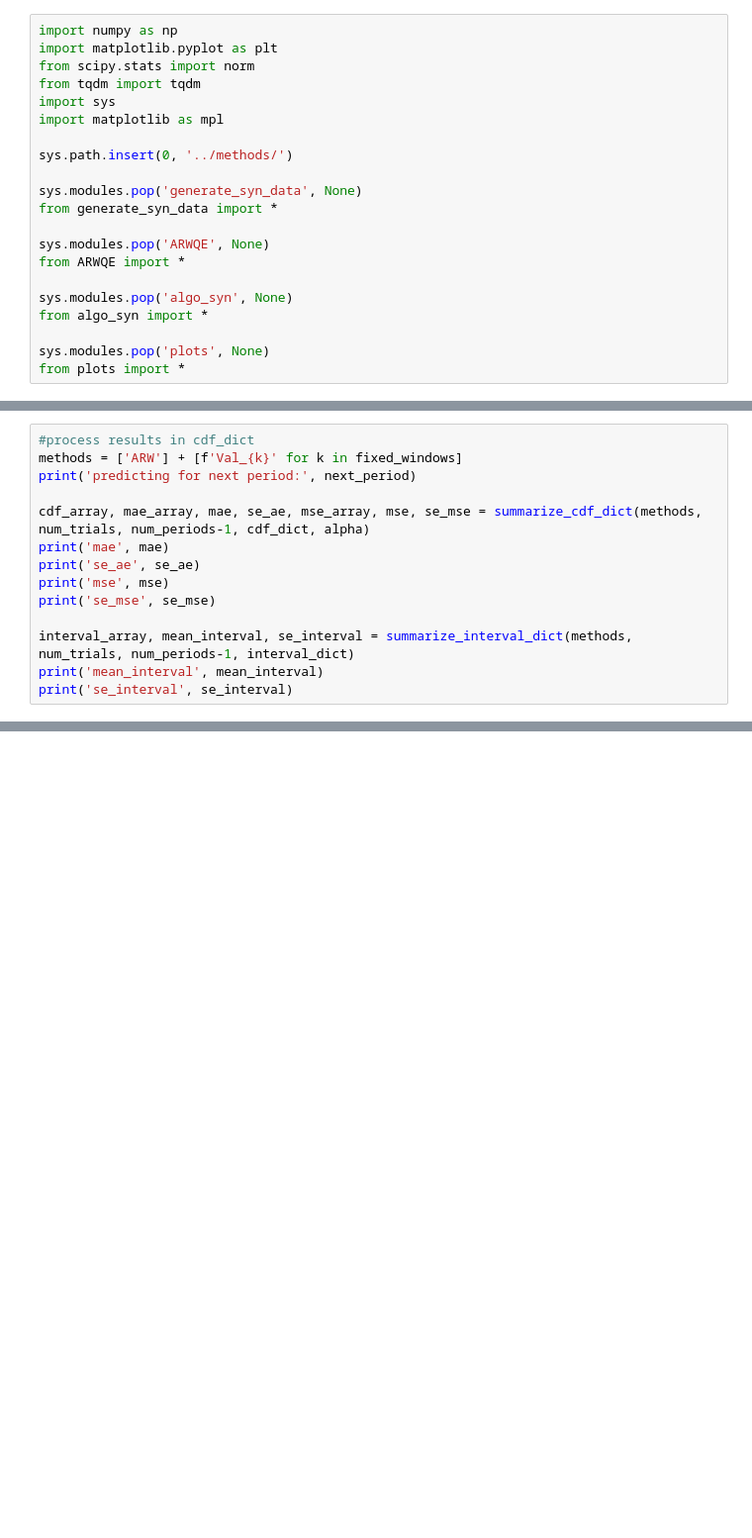
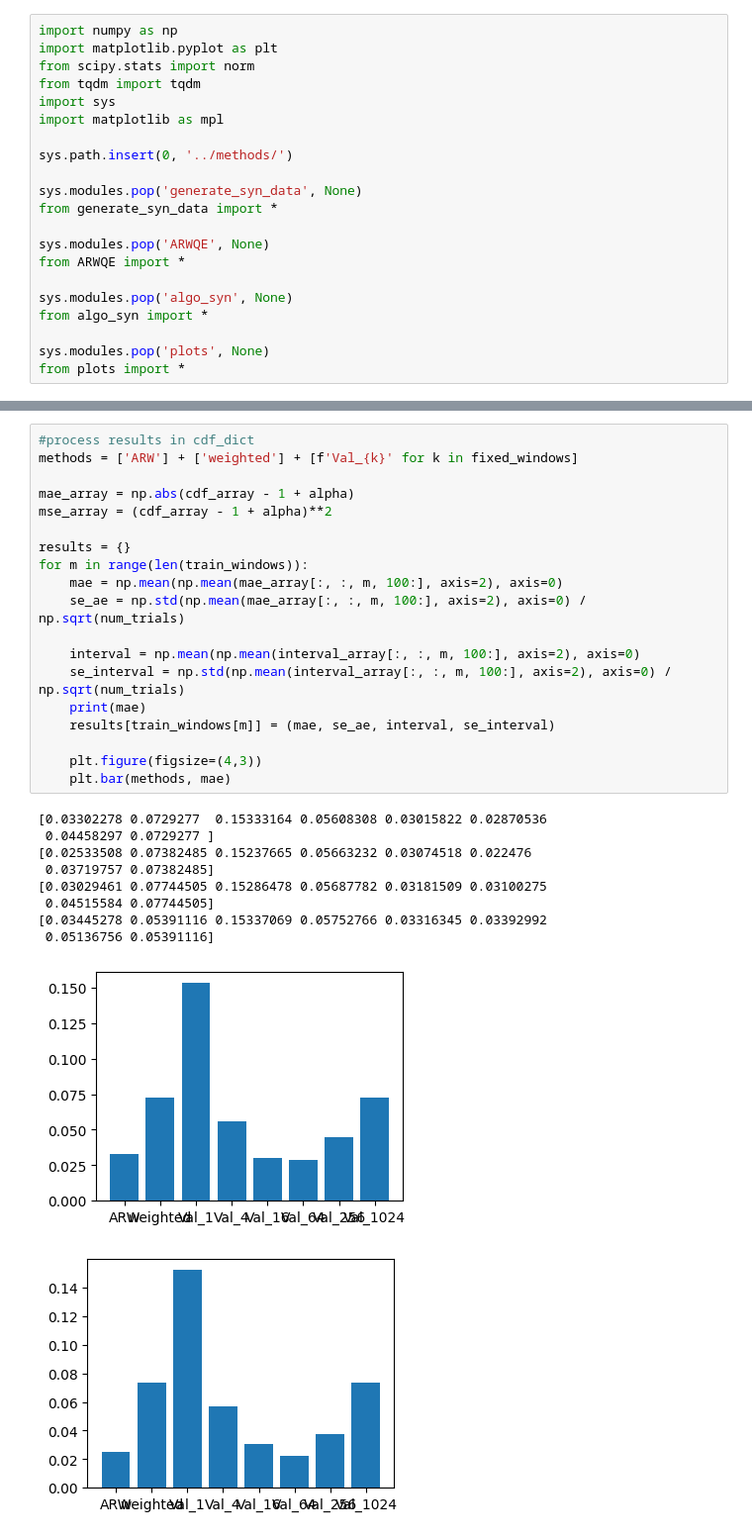
Before and after one commit to eliselyhan/predictive-inference, a Jupyter notebook: code-synthetic-data/mean_estimation.ipynb, the cells around one changed output, grey strips where cells are left out. Shown at 99% size. Cells and saved outputs as stored; diff of their text form; blank space fills up the shorter version.

Commit message:
update results

```diff
--- a/code-synthetic-data/mean_estimation.ipynb
+++ b/code-synthetic-data/mean_estimation.ipynb
@@ -118,14 +131,0 @@ cdf_dict, interval_dict = simulate(**parameters)
-# %%
-#process results in cdf_dict
-methods = ['ARW'] + [f'Val_{k}' for k in fixed_windows]
-print('predicting for next period:', next_period)
-
-cdf_array, mae_array, mae, se_ae, mse_array, mse, se_mse = summarize_cdf_dict(methods, num_trials, num_periods-1, cdf_dict, alpha)
-print('mae', mae)
-print('se_ae', se_ae)
-print('mse', mse)
-print('se_mse', se_mse)
-
-interval_array, mean_interval, se_interval = summarize_interval_dict(methods, num_trials, num_periods-1, interval_dict)
-print('mean_interval', mean_interval)
-print('se_interval', se_interval)
@@ -148,0 +132,30 @@ se_interval [0.02507394 0.02382959 0.02690954 0.02792891 0.03343145 0.02947537
+# %%
+#process results in cdf_dict
+methods = ['ARW'] + ['weighted'] + [f'Val_{k}' for k in fixed_windows]
+
+mae_array = np.abs(cdf_array - 1 + alpha)
+mse_array = (cdf_array - 1 + alpha)**2
+
+results = {}
+for m in range(len(train_windows)):
+    mae = np.mean(np.mean(mae_array[:, :, m, 100:], axis=2), axis=0)
+    se_ae = np.std(np.mean(mae_array[:, :, m, 100:], axis=2), axis=0) / np.sqrt(num_trials)
+
+    interval = np.mean(np.mean(interval_array[:, :, m, 100:], axis=2), axis=0)
+    se_interval = np.std(np.mean(interval_array[:, :, m, 100:], axis=2), axis=0) / np.sqrt(num_trials)
+    print(mae)
+    results[train_windows[m]] = (mae, se_ae, interval, se_interval)
+
+    plt.figure(figsize=(4,3))
+    plt.bar(methods, mae)
+# %% [output]
+[0.03302278 0.0729277  0.15333164 0.05608308 0.03015822 0.02870536
+ 0.04458297 0.0729277 ]
+[0.02533508 0.07382485 0.15237665 0.05663232 0.03074518 0.022476
+ 0.03719757 0.07382485]
+[0.03029461 0.07744505 0.15286478 0.05687782 0.03181509 0.03100275
+ 0.04515584 0.07744505]
+[0.03445278 0.05391116 0.15337069 0.05752766 0.03316345 0.03392992
+ 0.05136756 0.05391116]
+[figure, added]
+[figure, added]
```
Also changed, not shown: parts of 5 cells of this notebook, 12 other files.
